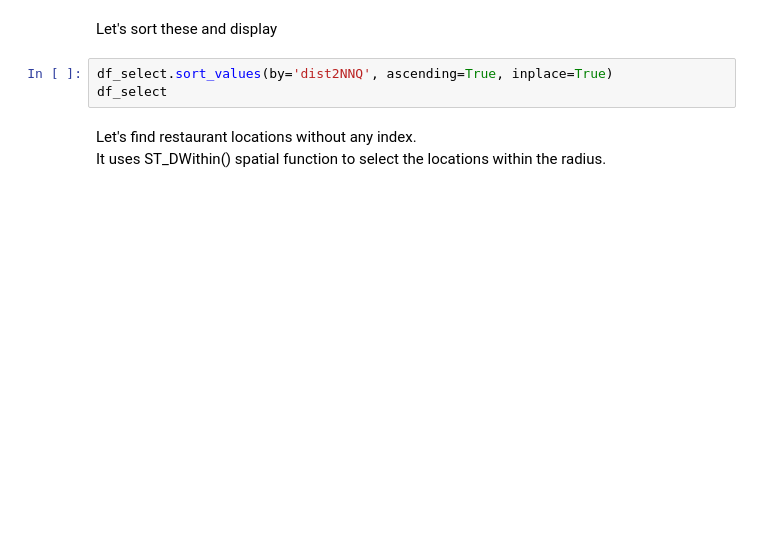
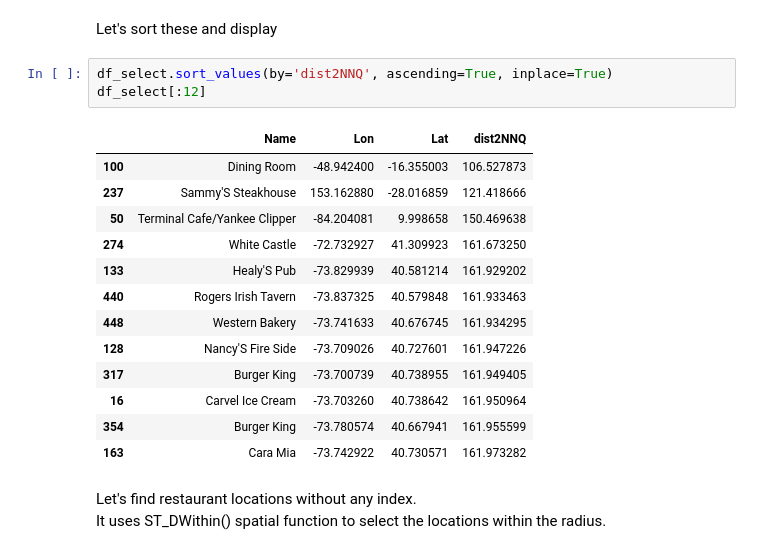
Before and after one commit to ozdemirht/py_redis_1, a Jupyter notebook: docs/Test-DuckDB.ipynb, the cells around one changed output. Cells and saved outputs as stored; diff of their text form; blank space fills up the shorter version.

```diff
--- a/docs/Test-DuckDB.ipynb
+++ b/docs/Test-DuckDB.ipynb
@@ -226,7 +274,21 @@ df_select = con.sql(query).df()
 Let's sort these and display
 # %%
 df_select.sort_values(by='dist2NNQ', ascending=True, inplace=True)
-df_select
+df_select[:12]
+# %% [output]
+|  | Name | Lon | Lat | dist2NNQ |
+| 100 | Dining Room | -48.942400 | -16.355003 | 106.527873 |
+| 237 | Sammy'S Steakhouse | 153.162880 | -28.016859 | 121.418666 |
+| 50 | Terminal Cafe/Yankee Clipper | -84.204081 | 9.998658 | 150.469638 |
+| 274 | White Castle | -72.732927 | 41.309923 | 161.673250 |
+| 133 | Healy'S Pub | -73.829939 | 40.581214 | 161.929202 |
+| 440 | Rogers Irish Tavern | -73.837325 | 40.579848 | 161.933463 |
+| 448 | Western Bakery | -73.741633 | 40.676745 | 161.934295 |
+| 128 | Nancy'S Fire Side | -73.709026 | 40.727601 | 161.947226 |
+| 317 | Burger King | -73.700739 | 40.738955 | 161.949405 |
+| 16 | Carvel Ice Cream | -73.703260 | 40.738642 | 161.950964 |
+| 354 | Burger King | -73.780574 | 40.667941 | 161.955599 |
+| 163 | Cara Mia | -73.742922 | 40.730571 | 161.973282 |
 # %% [markdown]
 Let's find restaurant locations without any index.
 <br>It uses ST_DWithin() spatial function to select the locations within the radius.
```
Also changed, not shown: parts of 28 cells of this notebook.
